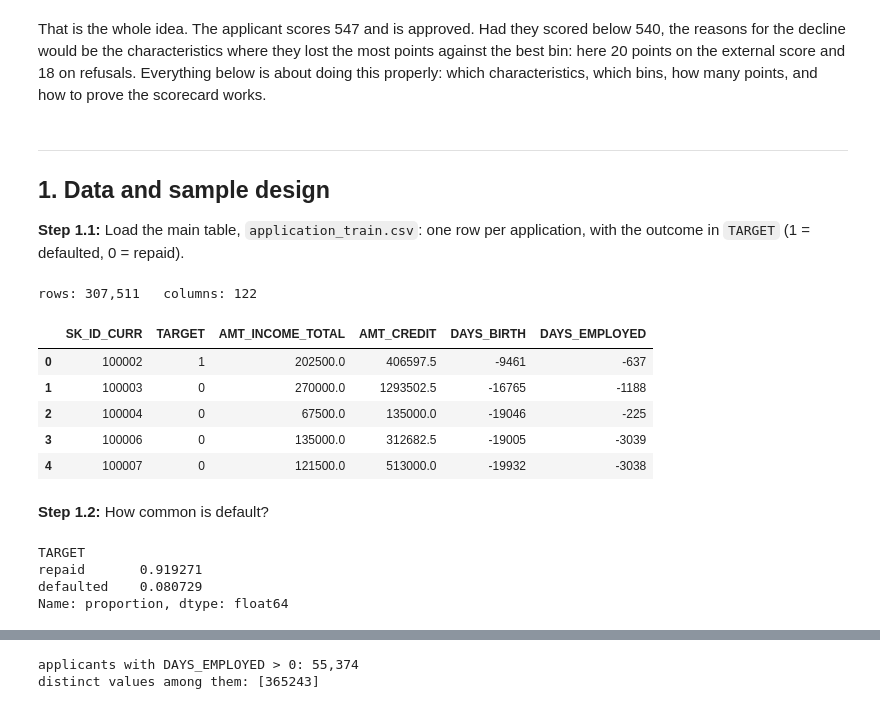
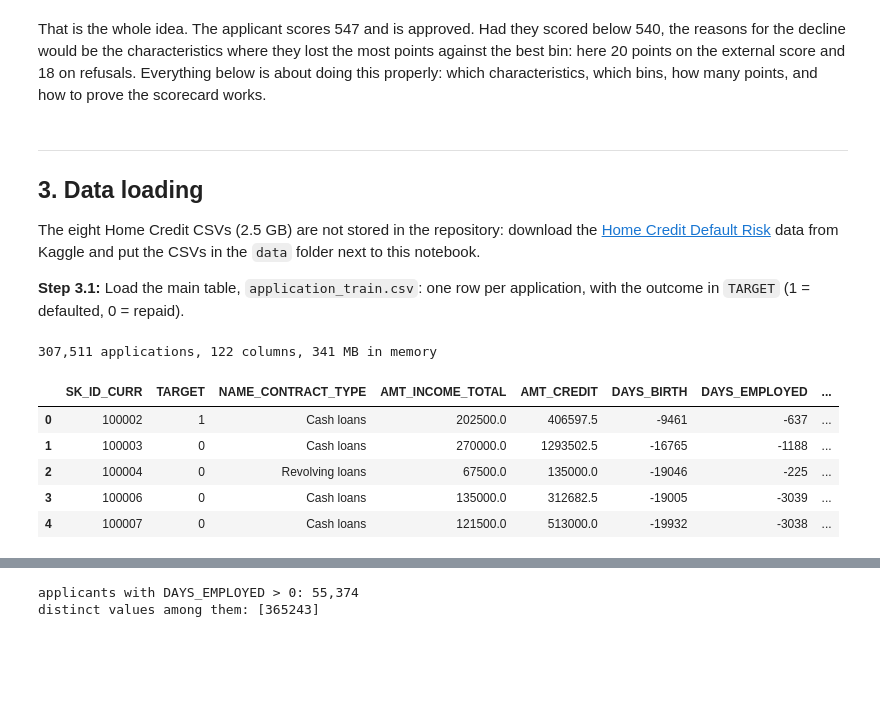
Before and after one commit to alvenyuka/Credit-Risk-Scorecard, a Jupyter notebook: Credit_Risk_Scorecard.ipynb, the cells around one changed output, grey strips where cells are left out. Cells and saved outputs as stored; diff of their text form; code cells hidden in the pictures; blank space fills up the shorter version.

```diff
--- a/Credit_Risk_Scorecard.ipynb
+++ b/Credit_Risk_Scorecard.ipynb
@@ -26,0 +43,23 @@ a step went wrong.
+# %%
+import json
+import os
+import sys
+import time
+
+import matplotlib.pyplot as plt
+import numpy as np
+import pandas as pd
+import seaborn as sns
+from sklearn.linear_model import LogisticRegression
+from sklearn.metrics import roc_auc_score, roc_curve
+from sklearn.model_selection import train_test_split
+
+RUN_STARTED = time.time()   # used for the runtime in the run record
+SEED = 42                   # the same seed the pipeline uses for the holdout split
+np.random.seed(SEED)
+pd.set_option("display.width", 120)
+pd.set_option("display.max_columns", 30)
+sns.set_theme(style="whitegrid", context="notebook")
+BLUE, RED, INK = "#2b6cb0", "#c0392b", "#2d3748"
+os.makedirs("figs", exist_ok=True)
+print("Setup OK. pandas:", pd.__version__, "| numpy:", np.__version__)
@@ -76,34 +130,28 @@ external score and 18 on refusals. Everything below is about doing this properly
 bins, how many points, and how to prove the scorecard works.
 # %% [markdown]
 ---
-## 1. Data and sample design
+## 3. Data loading
 
-**Step 1.1:** Load the main table, `application_train.csv`: one row per application, with the outcome in
+The eight Home Credit CSVs (2.5 GB) are not stored in the repository: download the
+[Home Credit Default Risk](https://www.kaggle.com/competitions/home-credit-default-risk) data from Kaggle and
+put the CSVs in the `data` folder next to this notebook.
+
+**Step 3.1:** Load the main table, `application_train.csv`: one row per application, with the outcome in
 `TARGET` (1 = defaulted, 0 = repaid).
 # %%
-from io_raw import load_application
+app = pd.read_csv("data/application_train.csv")
 
-app = load_application("train")
-print(f"rows: {len(app):,}   columns: {app.shape[1]}")
-app[["SK_ID_CURR", "TARGET", "AMT_INCOME_TOTAL", "AMT_CREDIT", "DAYS_BIRTH", "DAYS_EMPLOYED"]].head()
+print(f"{len(app):,} applications, {app.shape[1]} columns, {app.memory_usage(deep=True).sum() / 1e6:.0f} MB in memory")
+app[["SK_ID_CURR", "TARGET", "NAME_CONTRACT_TYPE", "AMT_INCOME_TOTAL", "AMT_CREDIT", "DAYS_BIRTH", "DAYS_EMPLOYED", "EXT_SOURCE_2"]].head()
 # %% [output]
-rows: 307,511   columns: 122
+307,511 applications, 122 columns, 341 MB in memory
-|  | SK_ID_CURR | TARGET | AMT_INCOME_TOTAL | AMT_CREDIT | DAYS_BIRTH | DAYS_EMPLOYED |
-| 0 | 100002 | 1 | 202500.0 | 406597.5 | -9461 | -637 |
-| 1 | 100003 | 0 | 270000.0 | 1293502.5 | -16765 | -1188 |
-| 2 | 100004 | 0 | 67500.0 | 135000.0 | -19046 | -225 |
-| 3 | 100006 | 0 | 135000.0 | 312682.5 | -19005 | -3039 |
-| 4 | 100007 | 0 | 121500.0 | 513000.0 | -19932 | -3038 |
+|  | SK_ID_CURR | TARGET | NAME_CONTRACT_TYPE | AMT_INCOME_TOTAL | AMT_CREDIT | DAYS_BIRTH | DAYS_EMPLOYED | ... |
+| 0 | 100002 | 1 | Cash loans | 202500.0 | 406597.5 | -9461 | -637 | ... |
+| 1 | 100003 | 0 | Cash loans | 270000.0 | 1293502.5 | -16765 | -1188 | ... |
+| 2 | 100004 | 0 | Revolving loans | 67500.0 | 135000.0 | -19046 | -225 | ... |
+| 3 | 100006 | 0 | Cash loans | 135000.0 | 312682.5 | -19005 | -3039 | ... |
+| 4 | 100007 | 0 | Cash loans | 121500.0 | 513000.0 | -19932 | -3038 | ... |
 # %%
 # Check: one row per applicant, and every applicant is in the file
 assert len(app) == 307_511
 assert app["SK_ID_CURR"].is_unique
-# %% [markdown]
-**Step 1.2:** How common is default?
-# %%
-app["TARGET"].value_counts(normalize=True).rename({0: "repaid", 1: "defaulted"})
-# %% [output]
-TARGET
-repaid       0.919271
-defaulted    0.080729
-Name: proportion, dtype: float64
```
Also changed, not shown: parts of 126 cells of this notebook, 24 other files.
